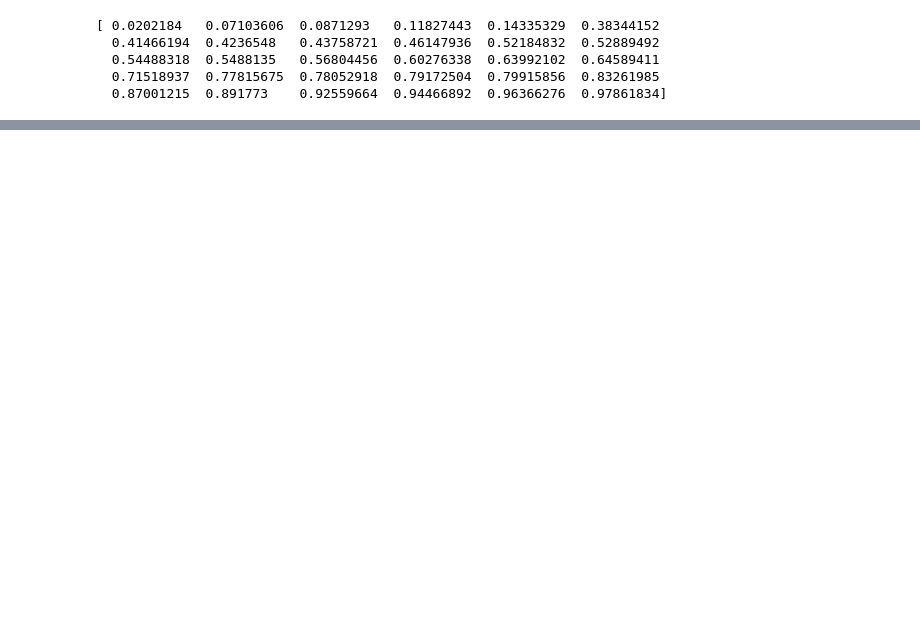
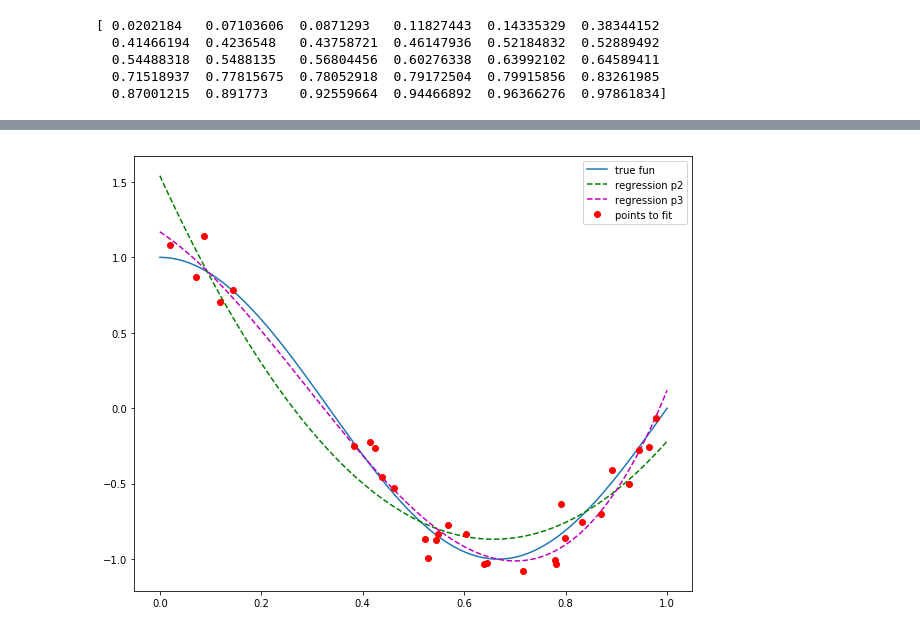
Before and after one commit to IS-UMK/datamining_tutorial, a Jupyter notebook: regresja.ipynb, the cells around one changed output, grey strips where cells are left out. Saved outputs shown, nothing was run; the diff lists cells and outputs as text; code cells hidden in the pictures; blank space fills up the shorter version.

```diff
--- a/regresja.ipynb
+++ b/regresja.ipynb
@@ -24,0 +79,10 @@ print (X)
+# %%
+plt.figure(figsize=(10,8))
+plt.plot(X_range, true_fun(X_range), label='true fun')
+plt.plot(X_range, p2(X_range),'g--', label='regression p2')
+plt.plot(X_range, p3(X_range), 'm--', label='regression p3')
+plt.plot(X, y, 'ro', label='points to fit')
+plt.legend()
+plt.show()
+# %% [output]
+[figure, added]
```
Also changed, not shown: parts of 14 cells of this notebook.
